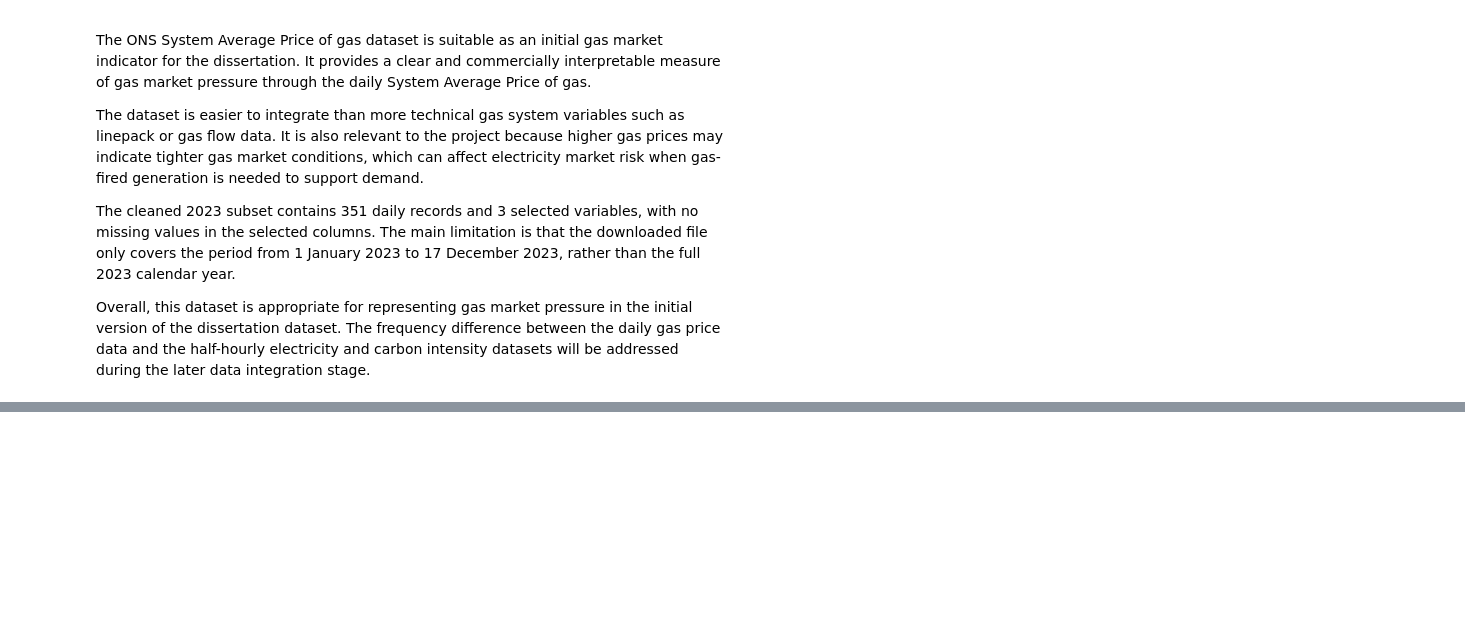
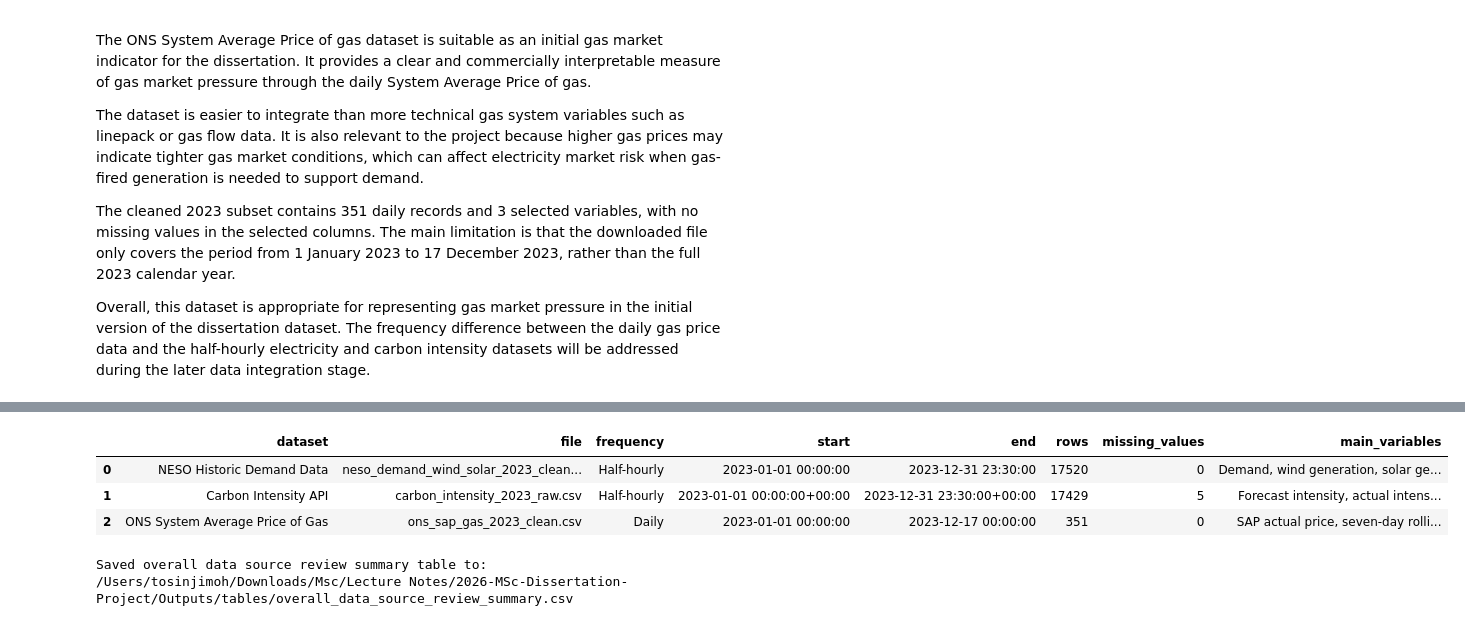
Before and after one commit to Oluwatosin-jimoh/2026-MSc-Dissertation-Project, a Jupyter notebook: Notebooks/01_data_source_review.ipynb, the cells around one changed output, grey strips where cells are left out. Cells and saved outputs as stored; diff of their text form; code cells hidden in the pictures; blank space fills up the shorter version.

```diff
--- a/Notebooks/01_data_source_review.ipynb
+++ b/Notebooks/01_data_source_review.ipynb
@@ -1411,0 +1424,57 @@ Overall, this dataset is appropriate for representing gas market pressure in the
+# %%
+# Create an overall data source review summary table
+
+overall_summary = pd.DataFrame([
+    {
+        "dataset": "NESO Historic Demand Data",
+        "file": "neso_demand_wind_solar_2023_clean.csv",
+        "frequency": "Half-hourly",
+        "start": energy["datetime"].min(),
+        "end": energy["datetime"].max(),
+        "rows": energy.shape[0],
+        "missing_values": energy.isna().sum().sum(),
+        "main_variables": "Demand, wind generation, solar generation"
+    },
+    {
+        "dataset": "Carbon Intensity API",
+        "file": "carbon_intensity_2023_raw.csv",
+        "frequency": "Half-hourly",
+        "start": carbon_2023_clean["from"].min(),
+        "end": carbon_2023_clean["from"].max(),
+        "rows": carbon_2023_clean.shape[0],
+        "missing_values": carbon_2023_clean.isna().sum().sum(),
+        "main_variables": "Forecast intensity, actual intensity, intensity index"
+    },
+    {
+        "dataset": "ONS System Average Price of Gas",
+        "file": "ons_sap_gas_2023_clean.csv",
+        "frequency": "Daily",
+        "start": gas_2023["date"].min(),
+        "end": gas_2023["date"].max(),
+        "rows": gas_2023.shape[0],
+        "missing_values": gas_2023.isna().sum().sum(),
+        "main_variables": "SAP actual price, seven-day rolling average"
+    }
+])
+
+overall_summary
+# %% [output]
+|  | dataset | file | frequency | start | end | rows | missing_values | main_variables |
+| 0 | NESO Historic Demand Data | neso_demand_wind_solar_2023_clean... | Half-hourly | 2023-01-01 00:00:00 | 2023-12-31 23:30:00 | 17520 | 0 | Demand, wind generation, solar ge... |
+| 1 | Carbon Intensity API | carbon_intensity_2023_raw.csv | Half-hourly | 2023-01-01 00:00:00+00:00 | 2023-12-31 23:30:00+00:00 | 17429 | 5 | Forecast intensity, actual intens... |
+| 2 | ONS System Average Price of Gas | ons_sap_gas_2023_clean.csv | Daily | 2023-01-01 00:00:00 | 2023-12-17 00:00:00 | 351 | 0 | SAP actual price, seven-day rolli... |
+# %%
+# Save the overall data source review summary table
+
+tables_folder = Path.cwd().parent / "Outputs" / "tables"
+tables_folder.mkdir(parents=True, exist_ok=True)
+
+overall_summary_file = tables_folder / "overall_data_source_review_summary.csv"
+
+overall_summary.to_csv(overall_summary_file, index=False)
+
+print("Saved overall data source review summary table to:")
+print(overall_summary_file)
+# %% [output]
+Saved overall data source review summary table to:
+/Users/tosinjimoh/Downloads/Msc/Lecture Notes/2026-MSc-Dissertation-Project/Outputs/tables/overall_data_source_review_summary.csv
```
Also changed, not shown: parts of 1 cell of this notebook.
